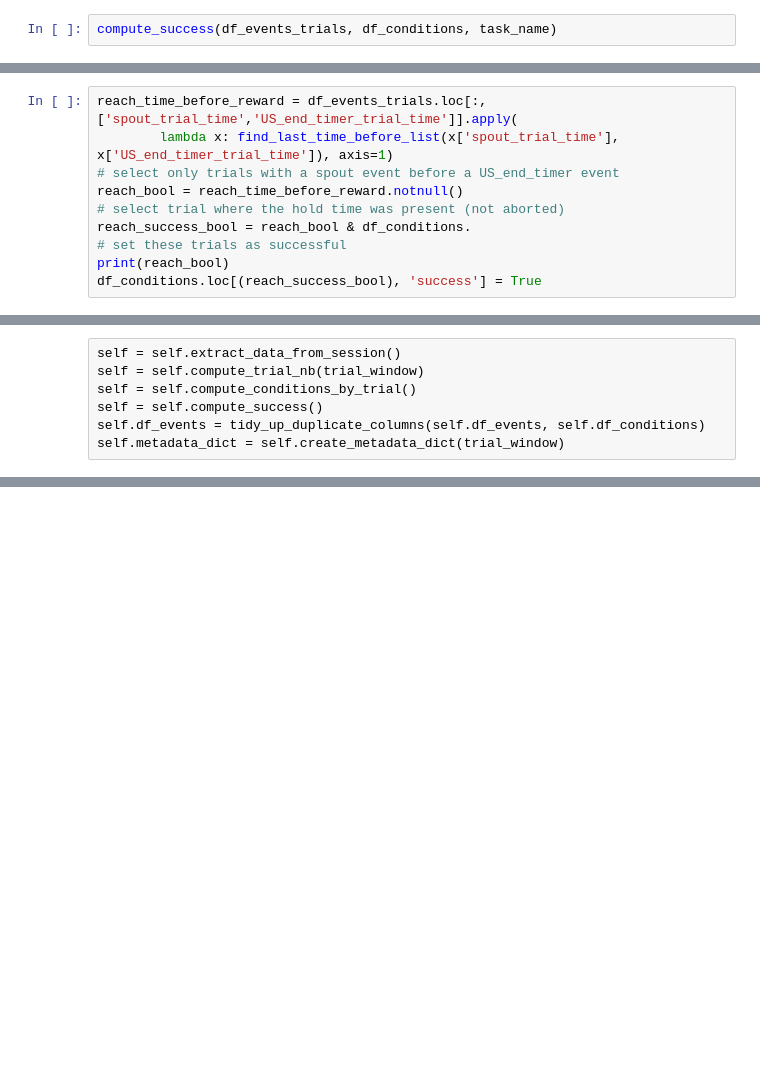
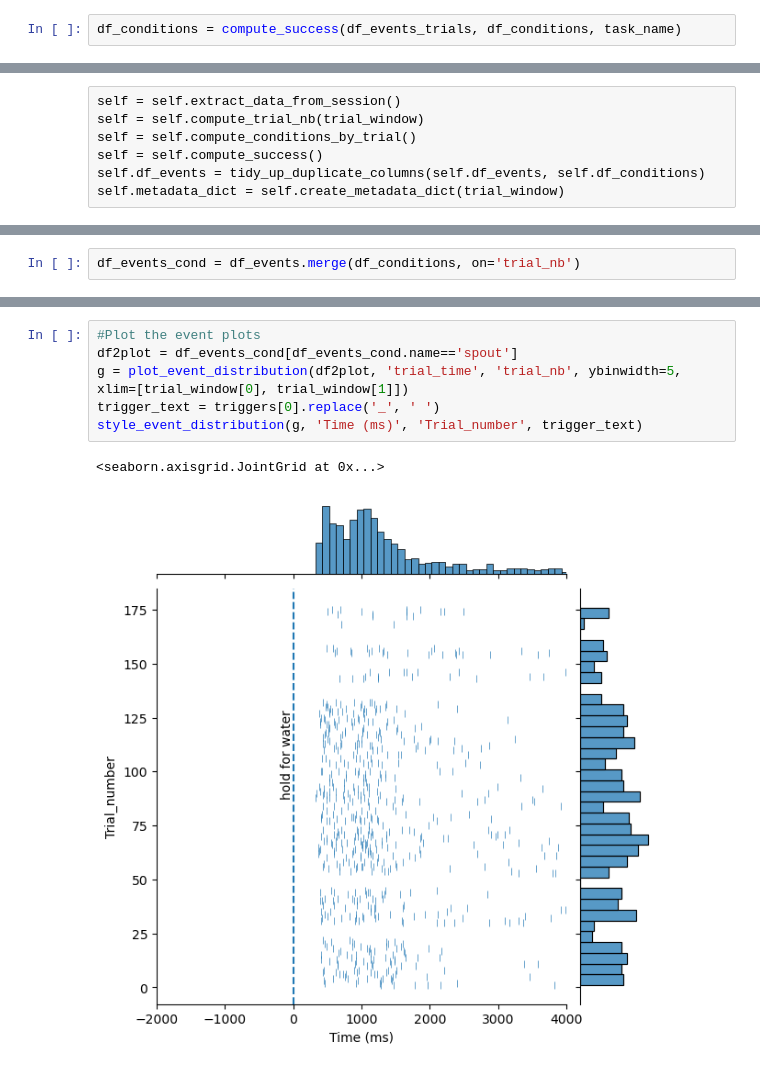
Before and after one commit to juliencarponcy/trialexp, a Jupyter notebook: notebooks/noncanonical/single_session_analsysis/Convert dataset.ipynb, the cells around one changed output, grey strips where cells are left out. Saved outputs shown, nothing was run; the diff lists cells and outputs as text; blank space fills up the shorter version.

```diff
--- a/notebooks/noncanonical/single_session_analsysis/Convert dataset.ipynb
+++ b/notebooks/noncanonical/single_session_analsysis/Convert dataset.ipynb
@@ -88,2 +71,2 @@ Compute success based on definition
 # %%
-compute_success(df_events_trials, df_conditions, task_name)
+df_conditions = compute_success(df_events_trials, df_conditions, task_name)
@@ -113,10 +72,0 @@ df_events_trials.loc[:,['spout_trial_time','US_end_timer_trial_time']]
-# %%
-reach_time_before_reward = df_events_trials.loc[:,['spout_trial_time','US_end_timer_trial_time']].apply(
-        lambda x: find_last_time_before_list(x['spout_trial_time'], x['US_end_timer_trial_time']), axis=1)
-# select only trials with a spout event before a US_end_timer event
-reach_bool = reach_time_before_reward.notnull()
-# select trial where the hold time was present (not aborted)
-reach_success_bool = reach_bool & df_conditions.
-# set these trials as successful
-print(reach_bool)
-df_conditions.loc[(reach_success_bool), 'success'] = True
@@ -147,0 +99,2 @@ self.metadata_dict = self.create_metadata_dict(trial_window)
+# %%
+df_events_cond = df_events.merge(df_conditions, on='trial_nb')
@@ -147,0 +117,9 @@ self.metadata_dict = self.create_metadata_dict(trial_window)
+# %%
+#Plot the event plots
+df2plot = df_events_cond[df_events_cond.name=='spout']
+g = plot_event_distribution(df2plot, 'trial_time', 'trial_nb', ybinwidth=5, xlim=[trial_window[0], trial_window[1]])
+trigger_text = triggers[0].replace('_', ' ')
+style_event_distribution(g, 'Time (ms)', 'Trial_number', trigger_text)
+# %% [output]
+<seaborn.axisgrid.JointGrid at 0x...>
+[figure, added]
```
Also changed, not shown: parts of 13 cells of this notebook, 1 other file.
